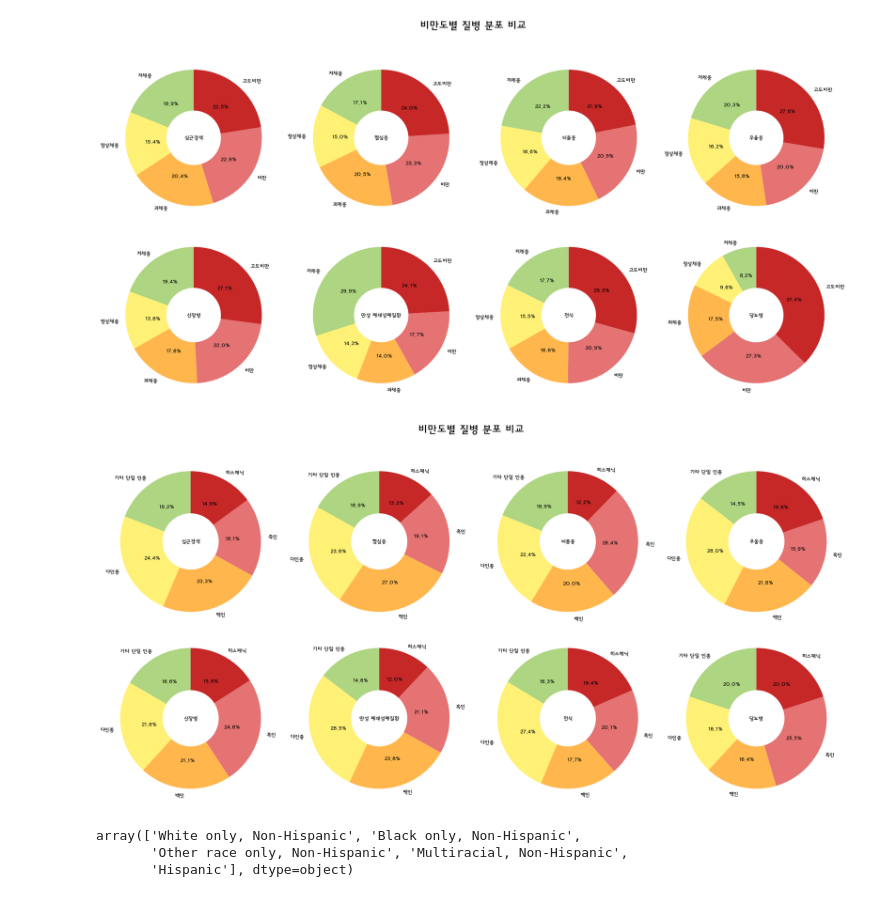
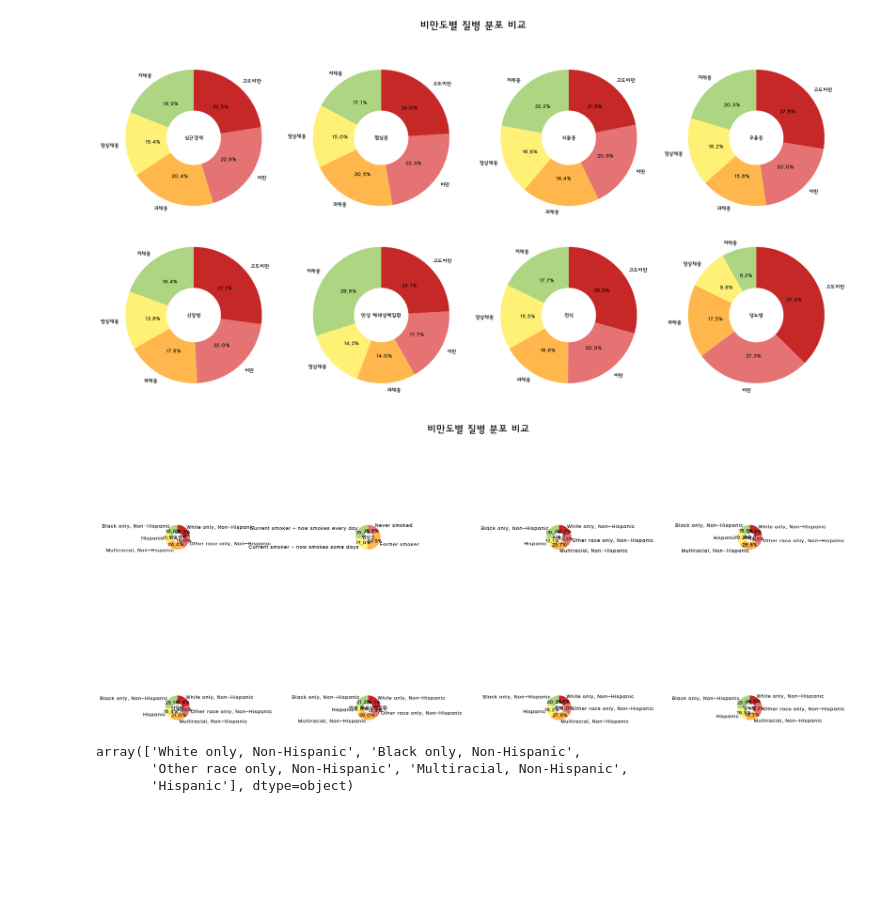
Before and after one commit to Team-3man/disease_analysis, a Jupyter notebook: lks.ipynb, the cells around one changed output. Cells and saved outputs as stored; diff of their text form; code cells hidden in the pictures; blank space fills up the shorter version.

```diff
--- a/lks.ipynb
+++ b/lks.ipynb
@@ -757,7 +740,7 @@ angina_count = df[df['HadAngina'] == 'Yes']
 
 angina_count['HadAngina'].value_counts()
 
-angina_rate = df.groupby('RaceEthnicityCategory')['HadAngina'].apply(lambda x: (x == 'Yes').mean())
+angina_rate = df.groupby('SmokerStatus')['HadAngina'].apply(lambda x: (x == 'Yes').mean())
 heart_attack_rate = df.groupby('RaceEthnicityCategory')['HadHeartAttack'].apply(lambda x: (x == 'Yes').mean())
 stroke_rate = df.groupby('RaceEthnicityCategory')['HadStroke'].apply(lambda x: (x == 'Yes').mean())
 depressive_disorder_rate = df.groupby('RaceEthnicityCategory')['HadDepressiveDisorder'].apply(lambda x: (x == 'Yes').mean())
@@ -835,34 +818,34 @@ ax[1][1].pie(
 )
 ax[1][1].text(0, 0, '만성 폐쇄성폐질환', ha='center', va='center')
 
 # 천식
 ax[1][2].pie(
     asthma_rate,
     labels=asthma_rate.index,
     autopct='%1.1f%%',
     startangle=90,
     colors=['#AED581', '#FFF176', '#FFB74D', '#E57373', '#C62828'],
     wedgeprops={'width' : 0.6}
 )
 ax[1][2].text(0, 0, '천식', ha='center', va='center')
 
 # 당뇨
 ax[1][3].pie(
     diabetes_rate,
     labels=diabetes_rate.index,
     autopct='%1.1f%%',
     startangle=90,
     colors=['#AED581', '#FFF176', '#FFB74D', '#E57373', '#C62828'],
     wedgeprops={'width' : 0.6}
 )
 ax[1][3].text(0, 0, '당뇨병', ha='center', va='center')
 
 
 plt.suptitle('비만도별 질병 분포 비교', fontsize=20, fontweight='bold', y=1.02)
 plt.tight_layout()
 plt.show()
 # %% [output]
-[figure, old version]
+[figure, new version]
 # %%
 df['RaceEthnicityCategory'].unique()
 # %% [output]
```
Also changed, not shown: parts of 2 cells of this notebook, 2 other files.
